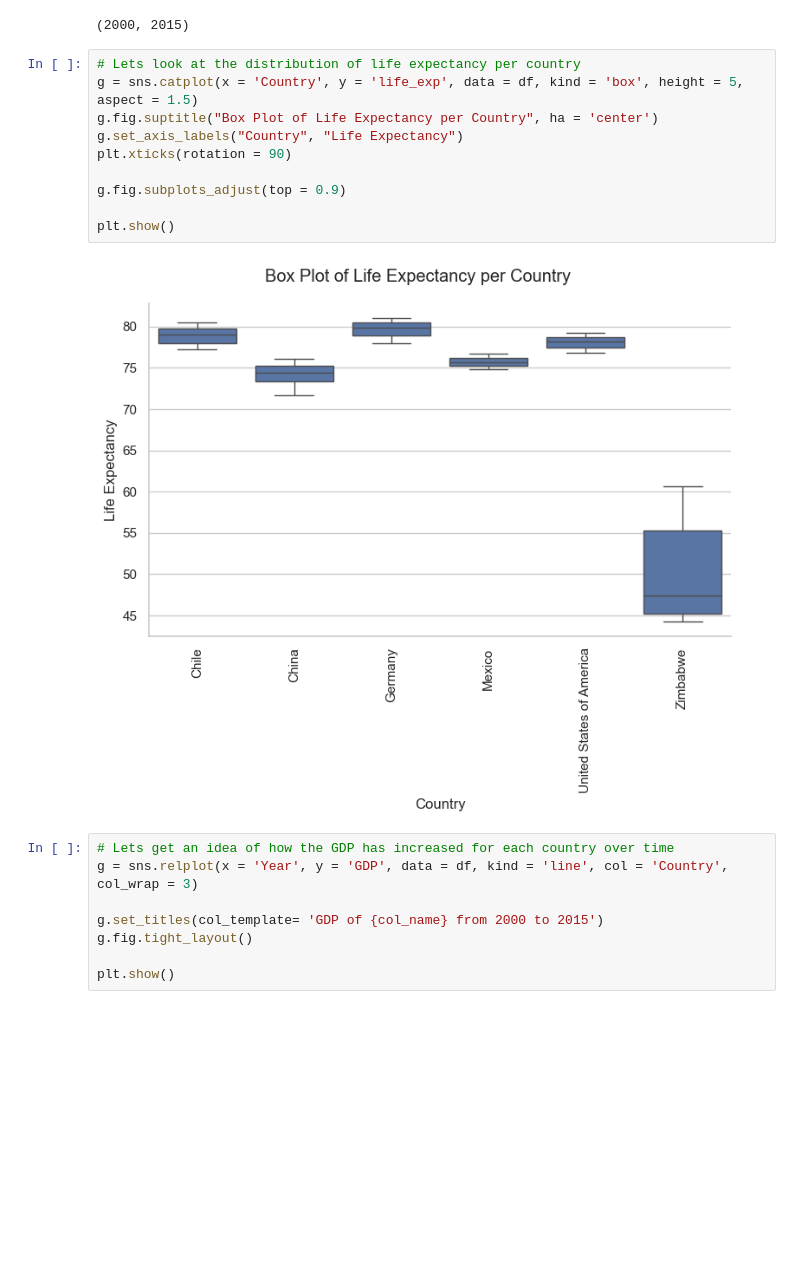
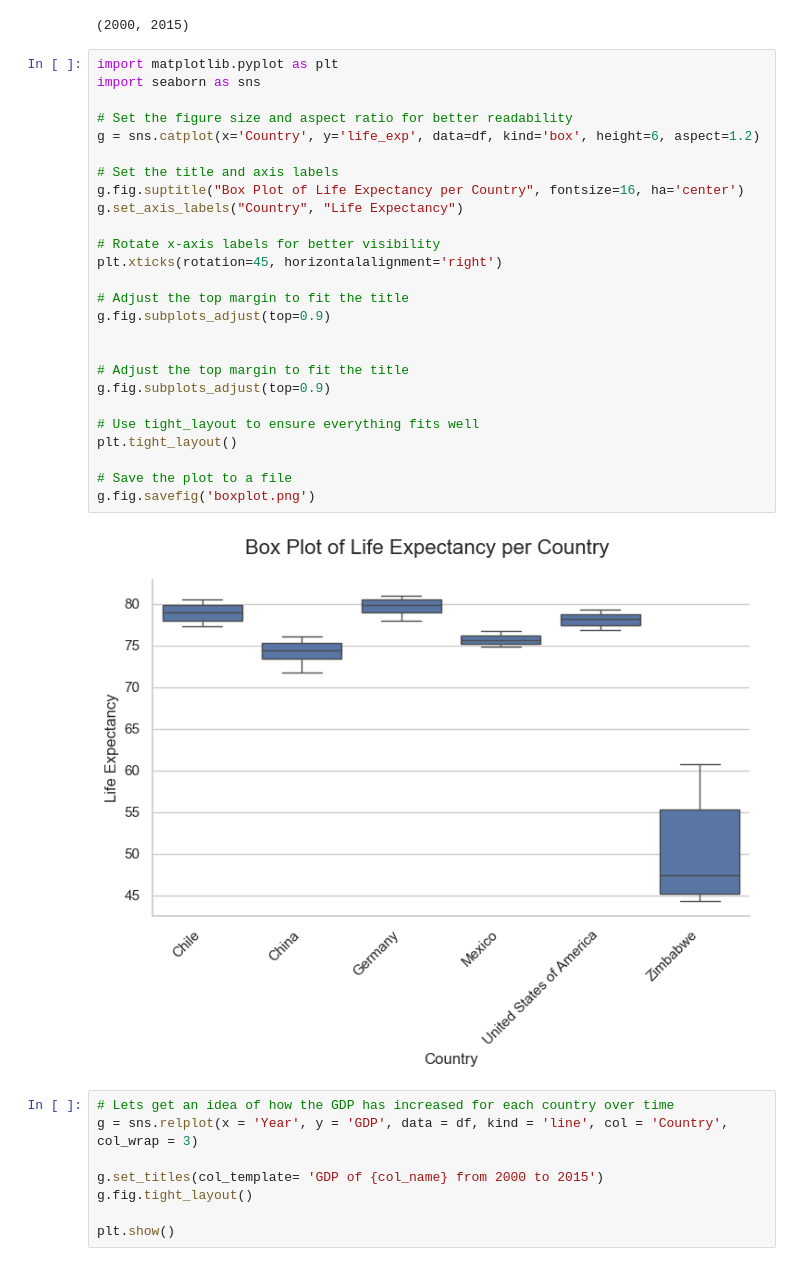
Before and after one commit to JewelsHovan/GDP_LifeExpectancy-Analysis, a Jupyter notebook: life_expectancy_gdp.ipynb, the cells around one changed output. Saved outputs shown, nothing was run; the diff lists cells and outputs as text; blank space fills up the shorter version.

Commit message:
add visualization plots and update readme

```diff
--- a/life_expectancy_gdp.ipynb
+++ b/life_expectancy_gdp.ipynb
@@ -64,17 +64,33 @@ df.Year.min(), df.Year.max()
 Range of 16 years
 (2000, 2015)
 # %%
-# Lets look at the distribution of life expectancy per country
-g = sns.catplot(x = 'Country', y = 'life_exp', data = df, kind = 'box', height = 5, aspect = 1.5)
-g.fig.suptitle("Box Plot of Life Expectancy per Country", ha = 'center')
+import matplotlib.pyplot as plt
+import seaborn as sns
+
+# Set the figure size and aspect ratio for better readability
+g = sns.catplot(x='Country', y='life_exp', data=df, kind='box', height=6, aspect=1.2)
+
+# Set the title and axis labels
+g.fig.suptitle("Box Plot of Life Expectancy per Country", fontsize=16, ha='center')
 g.set_axis_labels("Country", "Life Expectancy")
-plt.xticks(rotation = 90)
 
-g.fig.subplots_adjust(top = 0.9)
+# Rotate x-axis labels for better visibility
+plt.xticks(rotation=45, horizontalalignment='right')
 
-plt.show()
+# Adjust the top margin to fit the title
+g.fig.subplots_adjust(top=0.9)
+
+
+# Adjust the top margin to fit the title
+g.fig.subplots_adjust(top=0.9)
+
+# Use tight_layout to ensure everything fits well
+plt.tight_layout()
+
+# Save the plot to a file
+g.fig.savefig('boxplot.png')
 # %% [output]
-[figure, old version]
+[figure, new version]
 # %%
 # Lets get an idea of how the GDP has increased for each country over time
 g = sns.relplot(x = 'Year', y = 'GDP', data = df, kind = 'line', col = 'Country', col_wrap = 3)
```
Also changed, not shown: parts of 6 cells of this notebook, 6 other files.
